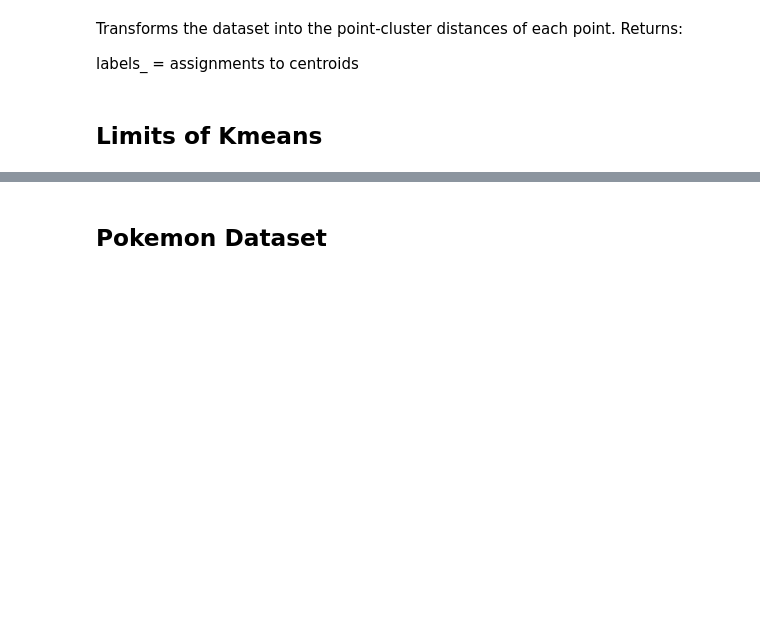
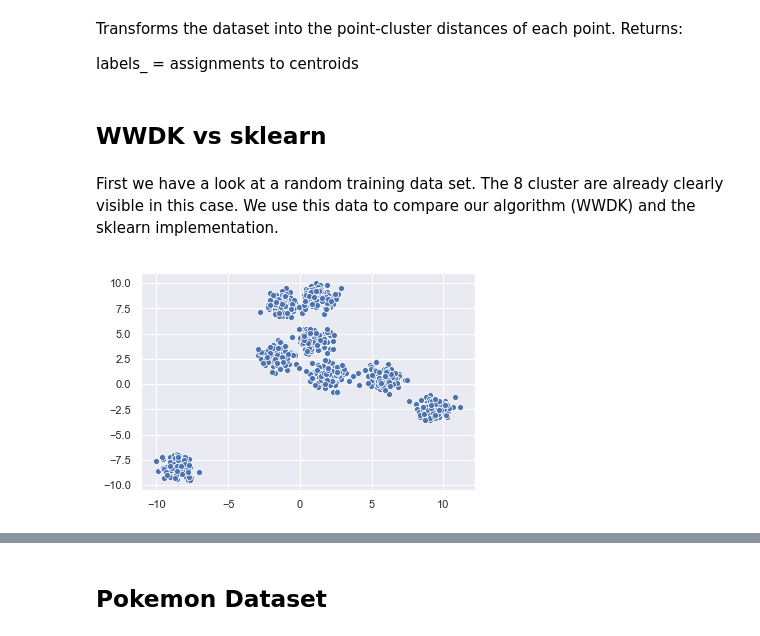
Before and after one commit to datascience-mobi/project-04-group-04, a Jupyter notebook: Group 04-04 KMeans Clustering.ipynb, the cells around one changed output, grey strips where cells are left out. Cells and saved outputs as stored; diff of their text form; code cells hidden in the pictures; blank space fills up the shorter version.

```diff
--- a/Group 04-04 KMeans Clustering.ipynb
+++ b/Group 04-04 KMeans Clustering.ipynb
@@ -118,5 +119,17 @@ Transforms the dataset into the point-cluster distances of each point.
 Returns:
 
 labels_ = assignments to centroids
-# %% [markdown]
-## Limits of Kmeans
+# %% [markdown]
+## WWDK vs sklearn
+# %% [markdown]
+First we have a look at a random training data set. The 8 cluster are already clearly visible in this case.
+We use this data to compare our algorithm (WWDK) and the sklearn implementation.
+# %%
+from sklearn.datasets.samples_generator import make_blobs
+import seaborn as sns; sns.set()
+
+my_tuple = X, y_true = make_blobs(n_samples=1000, centers=8,
+                       cluster_std=0.60, random_state=0)
+sns.scatterplot(X[:, 0], X[:, 1]);
+# %% [output]
+[figure, added]
```
Also changed, not shown: parts of 41 cells of this notebook, 1 other file.
